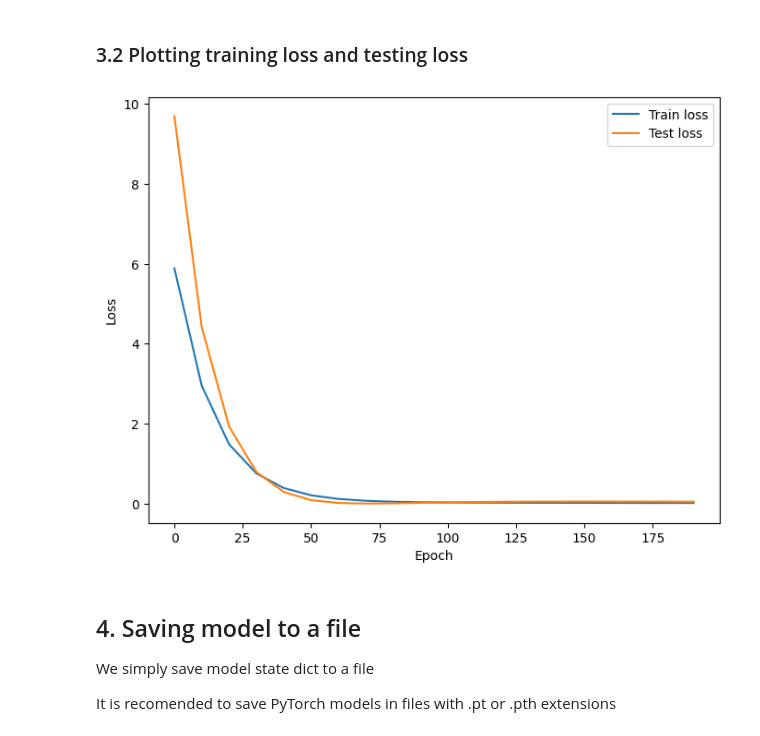
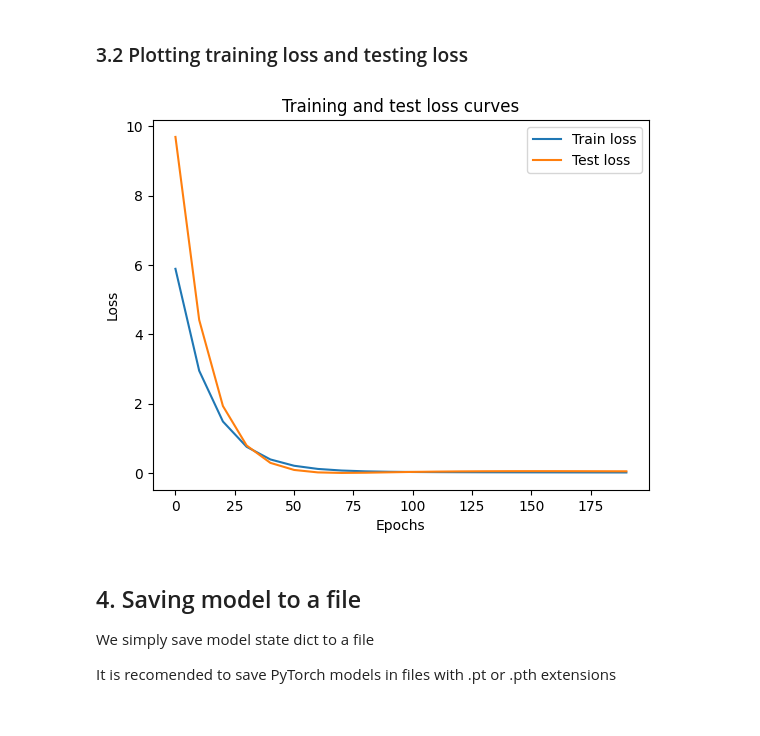
Before and after one commit to prroud/AI_learning_journey, a Jupyter notebook: The Art of ML/01_how_neural_network_learns_linear_function.ipynb, the cells around one changed output. Drawn from its saved outputs; the diff is of its cells as text; code cells hidden in the pictures.

```diff
--- a/The Art of ML/01_how_neural_network_learns_linear_function.ipynb
+++ b/The Art of ML/01_how_neural_network_learns_linear_function.ipynb
@@ -191,11 +189,16 @@ plot_data(training_data=X_train, training_labels=y_train, testing_data=X_test, t
 # %% [markdown]
 ### 3.2 Plotting training loss and testing loss
-# %%
-from visualizing import plot_loss
-
-plot_loss(epoch_counts, loss_vals, test_loss_vals)
-# %% [output]
-[figure, removed]
+# %%
+import numpy as np
+
+plt.plot(epoch_counts, np.array(torch.tensor(loss_vals).numpy()), label = "Train loss")
+plt.plot(epoch_counts, test_loss_vals, label = "Test loss")
+plt.title("Training and test loss curves")
+plt.ylabel("Loss")
+plt.xlabel("Epochs")
+plt.legend();
+# %% [output]
+[figure, added]
 # %% [markdown]
 ## 4. Saving model to a file
 
```
Also changed, not shown: parts of 6 cells of this notebook.
